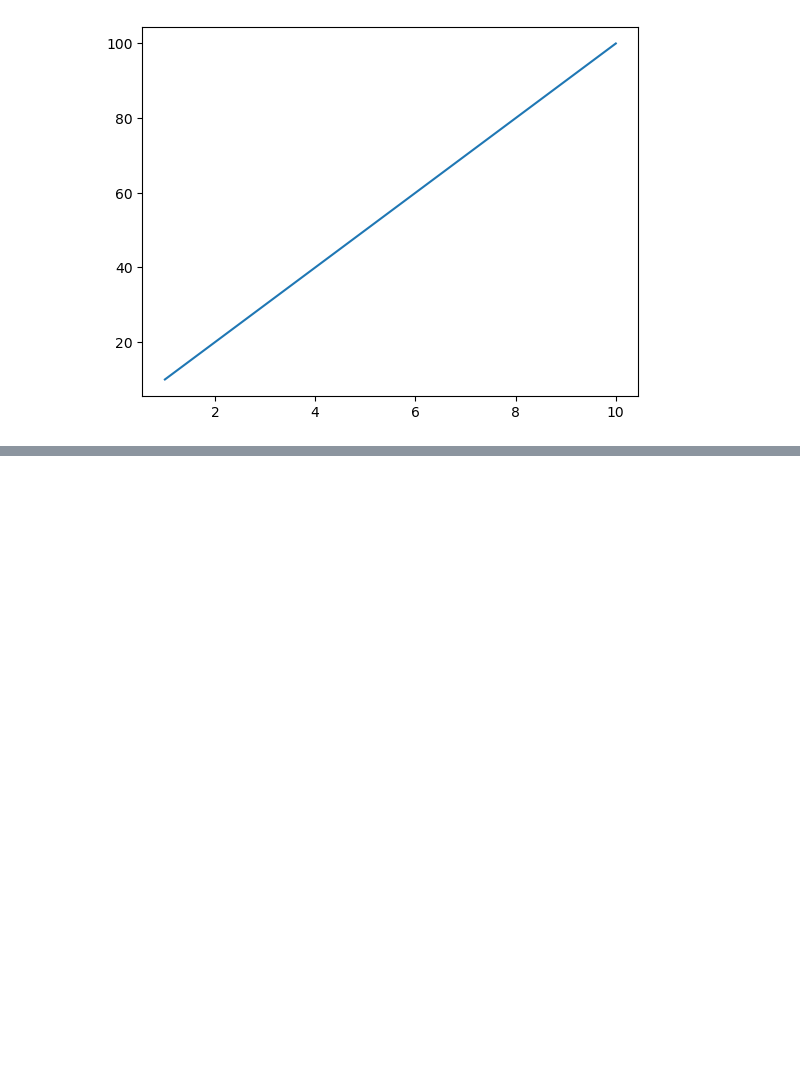
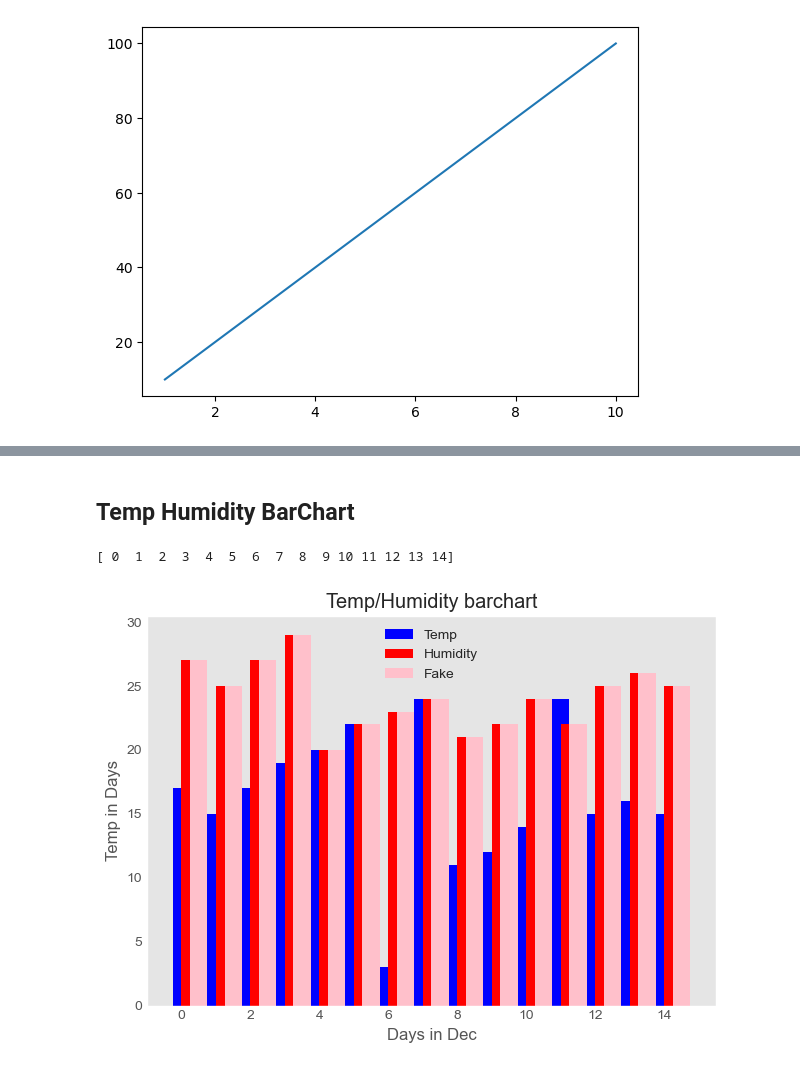
Before and after one commit to KhineThwe/Python_One_By_One_Fourth_Month, a Jupyter notebook: Python Fourth Month Matplotlib.ipynb, the cells around one changed output, grey strips where cells are left out. Cells and saved outputs as stored; diff of their text form; code cells hidden in the pictures; blank space fills up the shorter version.

```diff
--- a/Python Fourth Month Matplotlib.ipynb
+++ b/Python Fourth Month Matplotlib.ipynb
@@ -41,0 +48,38 @@ plt.show()
+# %% [markdown]
+## Temp Humidity BarChart
+# %%
+#example
+import numpy as np
+# plt.style.use('ggplot')
+decDays = [1,2,3,4,5,6,7,8,9,10,11,12,13,14,15]
+xData = np.arange(len(decDays))
+
+print(xData)
+
+width = 0.5
+Temp = [17,15,17,19,20,22,3,24,11,12,14,24,15,16,15]
+#barchart
+plt.bar(xData+0.0,Temp,width=width,color='blue',label='Temp')
+
+Humidity = [27,25,27,29,20,22,23,24,21,22,24,22,25,26,25]
+plt.bar(xData+0.25,Humidity,width=width,color='red',label='Humidity')
+
+Fake = [27,25,27,29,20,22,23,24,21,22,24,22,25,26,25]
+plt.bar(xData+0.50,Fake,width=width,color='pink',label='Fake')
+
+
+#xtick
+# plt.xticks(ticks=xData,labels=decDays)
+plt.xlabel("Days in Dec")
+plt.ylabel("Temp in Days")
+plt.title("Temp/Humidity barchart")
+
+plt.grid(False)
+plt.tight_layout()
+plt.legend()
+
+plt.savefig("temp_humidity_barchart.png")
+plt.show()
+# %% [output]
+[ 0  1  2  3  4  5  6  7  8  9 10 11 12 13 14]
+[figure, added]
```
Also changed, not shown: parts of 10 cells of this notebook.
